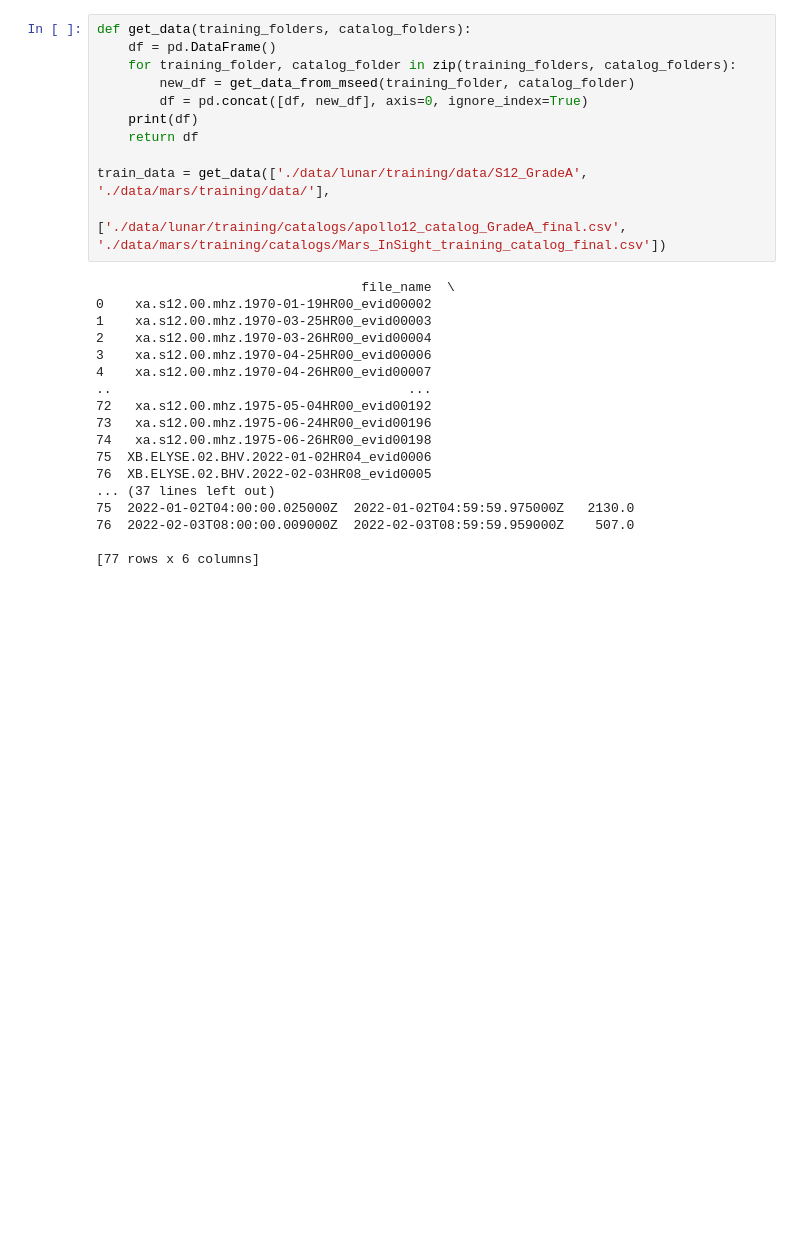
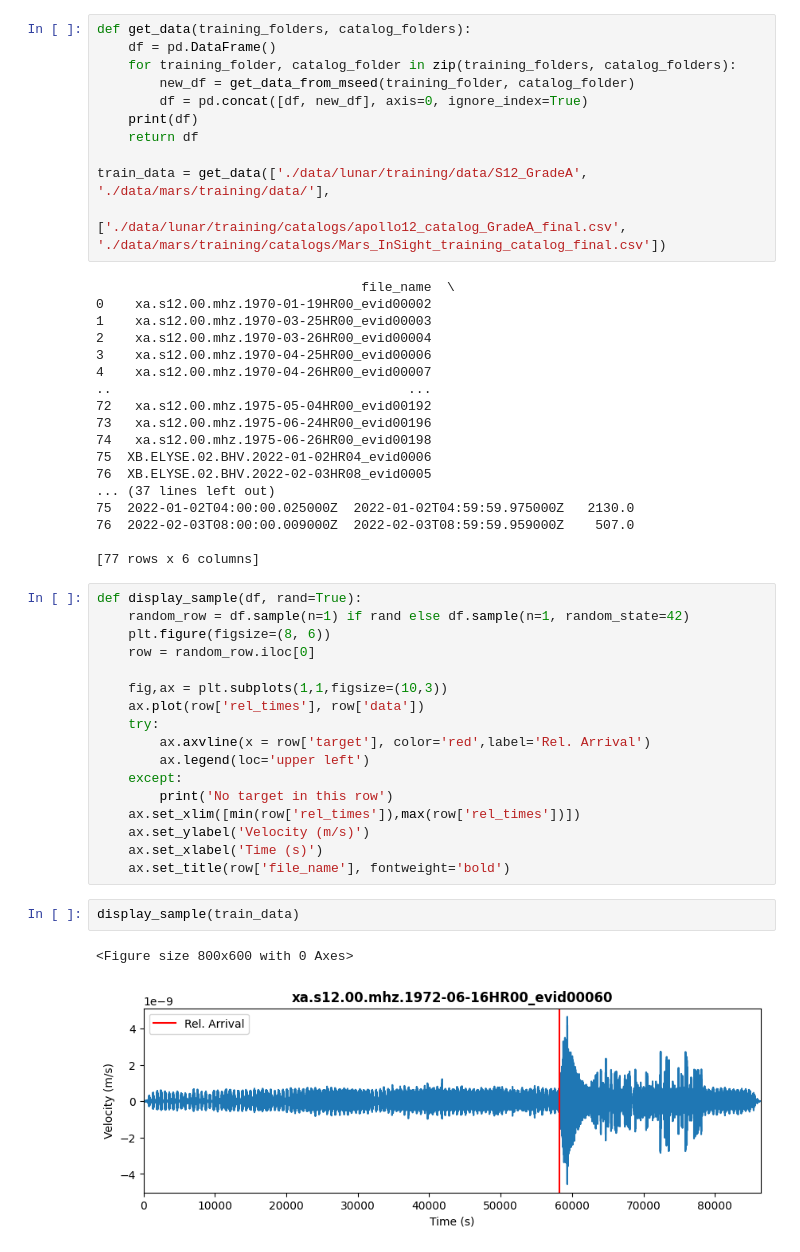
Before and after one commit to edo-ce/NASA_Space_Apps_Challenge_2024, a Jupyter notebook: data_preparation.ipynb, the cells around one changed output. Cells and saved outputs as stored; diff of their text form; blank space fills up the shorter version.

Commit message:
Add display sample

```diff
--- a/data_preparation.ipynb
+++ b/data_preparation.ipynb
@@ -78,3 +78,25 @@ train_data = get_data(['./data/lunar/training/data/S12_GradeA', './data/mars/tra
 76  2022-02-03T08:00:00.009000Z  2022-02-03T08:59:59.959000Z    507.0
 
 [77 rows x 6 columns]
+# %%
+def display_sample(df, rand=True):
+    random_row = df.sample(n=1) if rand else df.sample(n=1, random_state=42)
+    plt.figure(figsize=(8, 6))
+    row = random_row.iloc[0]
+
+    fig,ax = plt.subplots(1,1,figsize=(10,3))
+    ax.plot(row['rel_times'], row['data'])
+    try:
+        ax.axvline(x = row['target'], color='red',label='Rel. Arrival')
+        ax.legend(loc='upper left')
+    except:
+        print('No target in this row')
+    ax.set_xlim([min(row['rel_times']),max(row['rel_times'])])
+    ax.set_ylabel('Velocity (m/s)')
+    ax.set_xlabel('Time (s)')
+    ax.set_title(row['file_name'], fontweight='bold')
+# %%
+display_sample(train_data)
+# %% [output]
+<Figure size 800x600 with 0 Axes>
+[figure, added]
```
